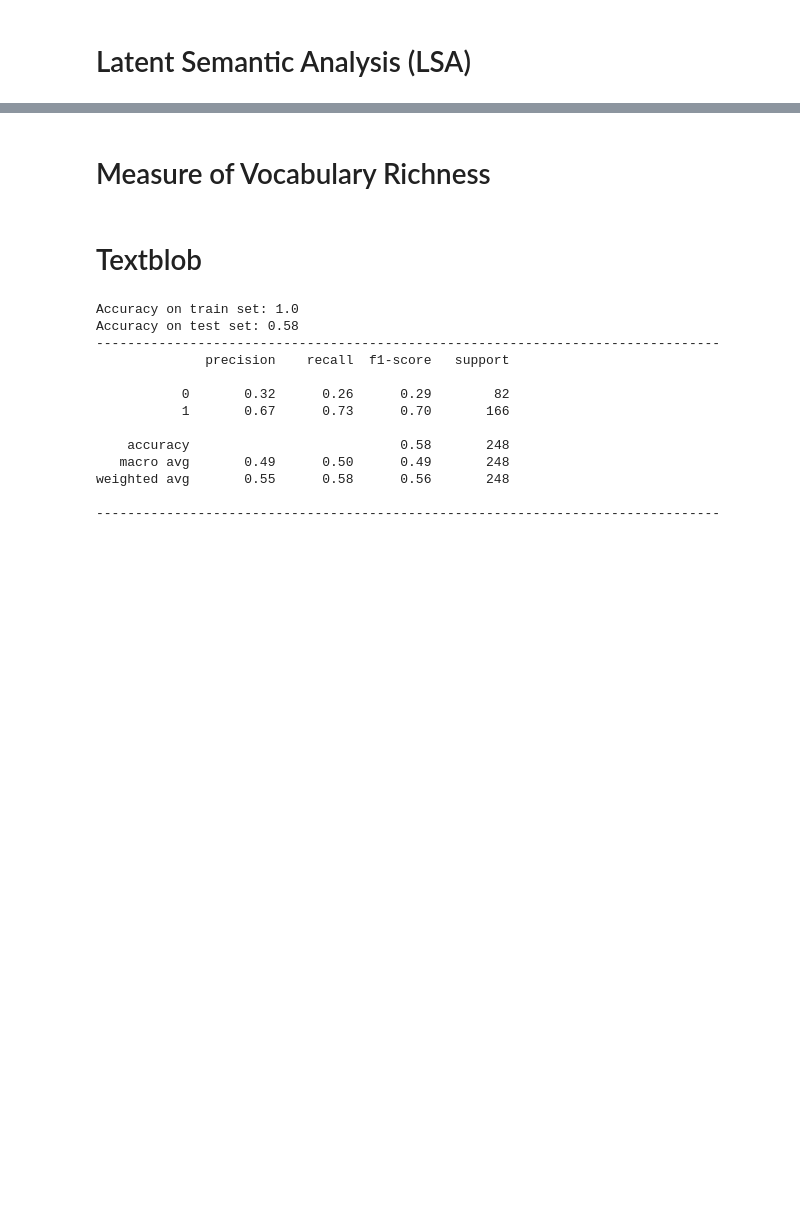
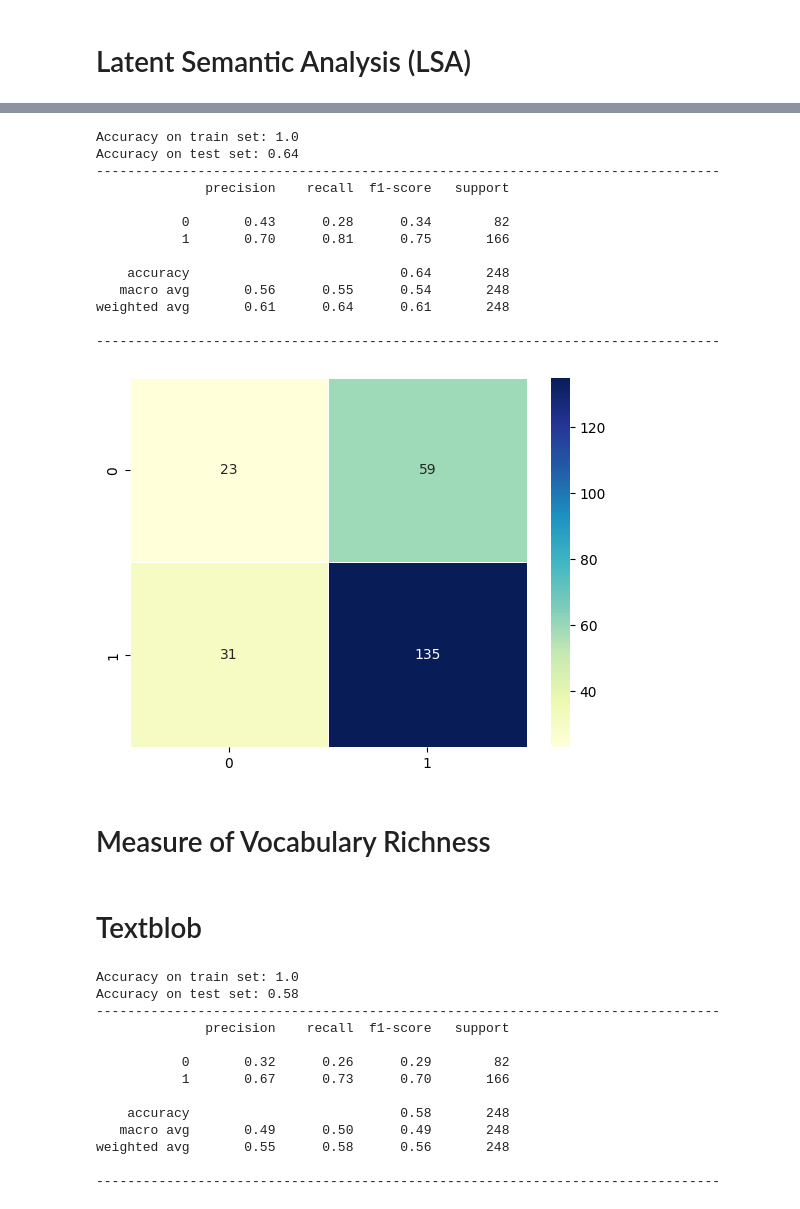
Before and after one commit to Boat84/Capstone-project, a Jupyter notebook: testing_sum_feat_jt.ipynb, the cells around one changed output, grey strips where cells are left out. Drawn from its saved outputs; the diff is of its cells as text; code cells hidden in the pictures; blank space fills up the shorter version.

```diff
--- a/testing_sum_feat_jt.ipynb
+++ b/testing_sum_feat_jt.ipynb
@@ -372,3 +495,40 @@ weighted avg       0.59      0.64      0.60       248
+# %%
+lsa = TruncatedSVD(n_components=300, random_state=0)
+X_train_lsa_lem = lsa.fit_transform(X_train_tfidf_lem)
+X_test_lsa_lem = lsa.transform(X_test_tfidf_lem)
+# %%
+lsa_base = XGBClassifier()
+lsa_base.fit(X_train_lsa_lem, y_train)
+
+y_pred_train = lsa_base.predict(X_train_lsa_lem)
+y_pred = lsa_base.predict(X_test_lsa_lem)
+
+# Print accuracy of our model
+print("Accuracy on train set:", round(accuracy_score(y_train, y_pred_train), 2))
+print("Accuracy on test set:", round(accuracy_score(y_test, y_pred), 2))
+print("--------"*10)
+
+# Print classification report of our model
+print(classification_report(y_test, y_pred))
+print("--------"*10)
+
+cm = confusion_matrix(y_test, y_pred)
+sns.heatmap(cm, cmap='YlGnBu', annot=True, fmt='d', linewidths=.5);
+# %% [output]
+Accuracy on train set: 1.0
+Accuracy on test set: 0.64
+--------------------------------------------------------------------------------
+              precision    recall  f1-score   support
+
+           0       0.43      0.28      0.34        82
+           1       0.70      0.81      0.75       166
+
+    accuracy                           0.64       248
+   macro avg       0.56      0.55      0.54       248
+weighted avg       0.61      0.64      0.61       248
+
+--------------------------------------------------------------------------------
+[figure, added]
 # %% [markdown]
 # Measure of Vocabulary Richness
 # %%
```
Also changed, not shown: parts of 54 cells of this notebook.
